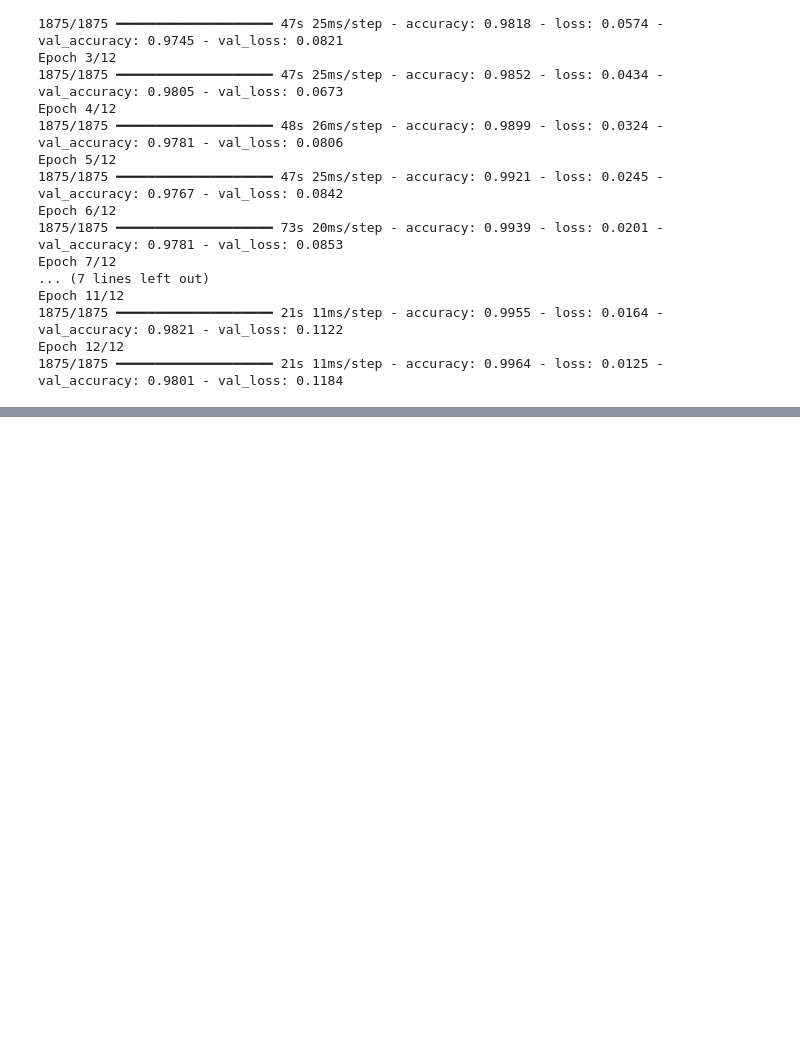
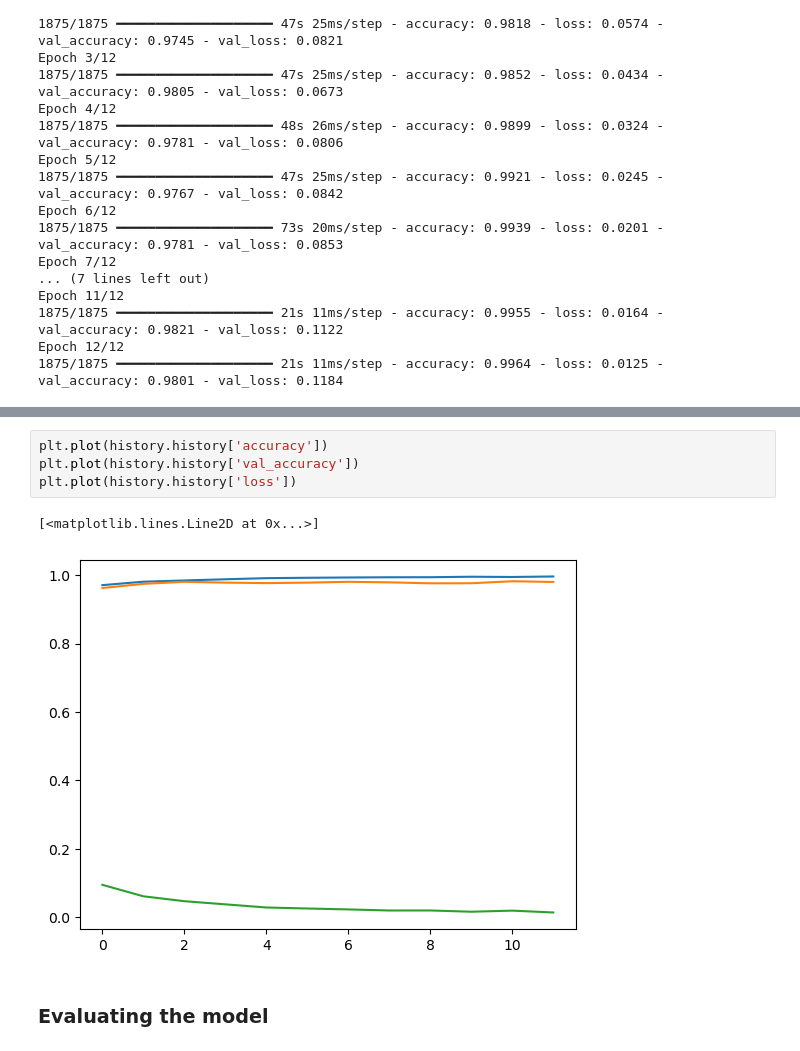
Before and after one commit to Mahdi90s/Python_repository, a Jupyter notebook: NN_Essential_Training.ipynb, the cells around one changed output, grey strips where cells are left out. Drawn from its saved outputs; the diff is of its cells as text; blank space fills up the shorter version.

```diff
--- a/NN_Essential_Training.ipynb
+++ b/NN_Essential_Training.ipynb
@@ -196,0 +212,9 @@ Epoch 12/12
+# %%
+plt.plot(history.history['accuracy'])
+plt.plot(history.history['val_accuracy'])
+plt.plot(history.history['loss'])
+# %% [output]
+[<matplotlib.lines.Line2D at 0x...>]
+[figure, added]
+# %% [markdown]
+### Evaluating the model
```
Also changed, not shown: parts of 31 cells of this notebook.
